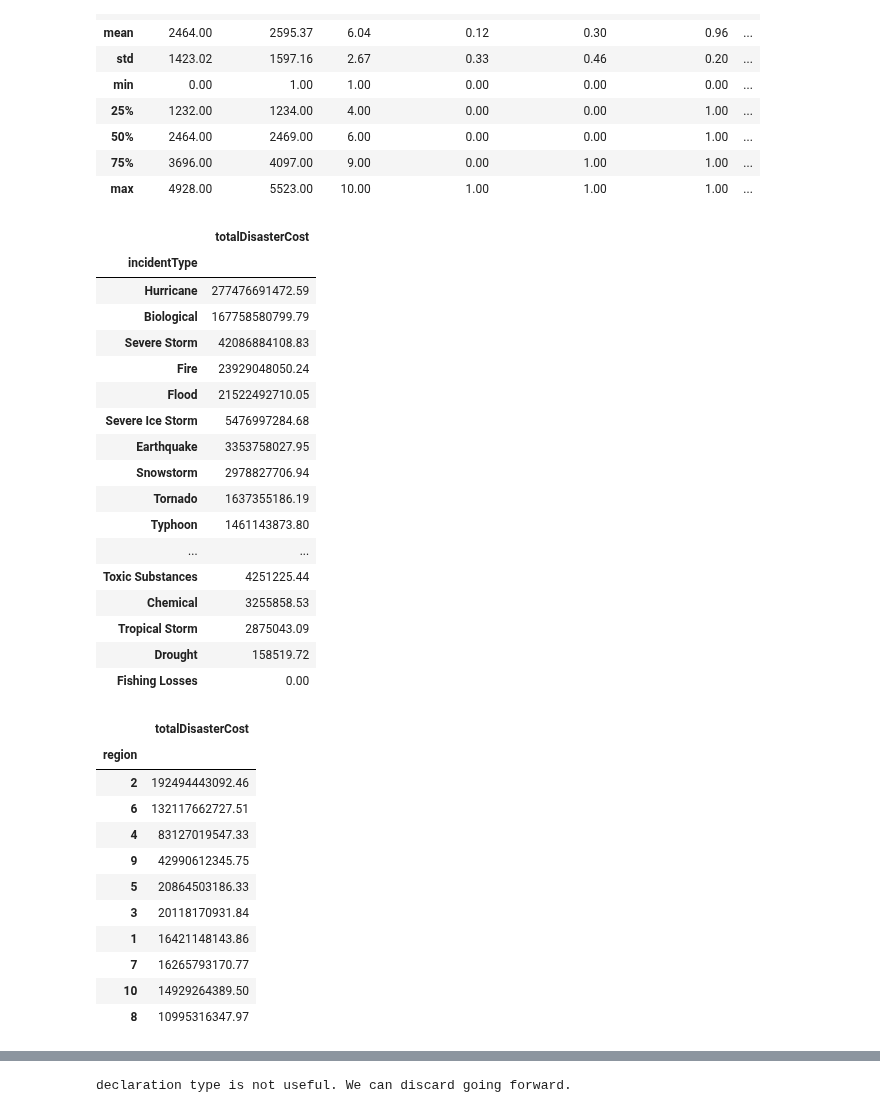
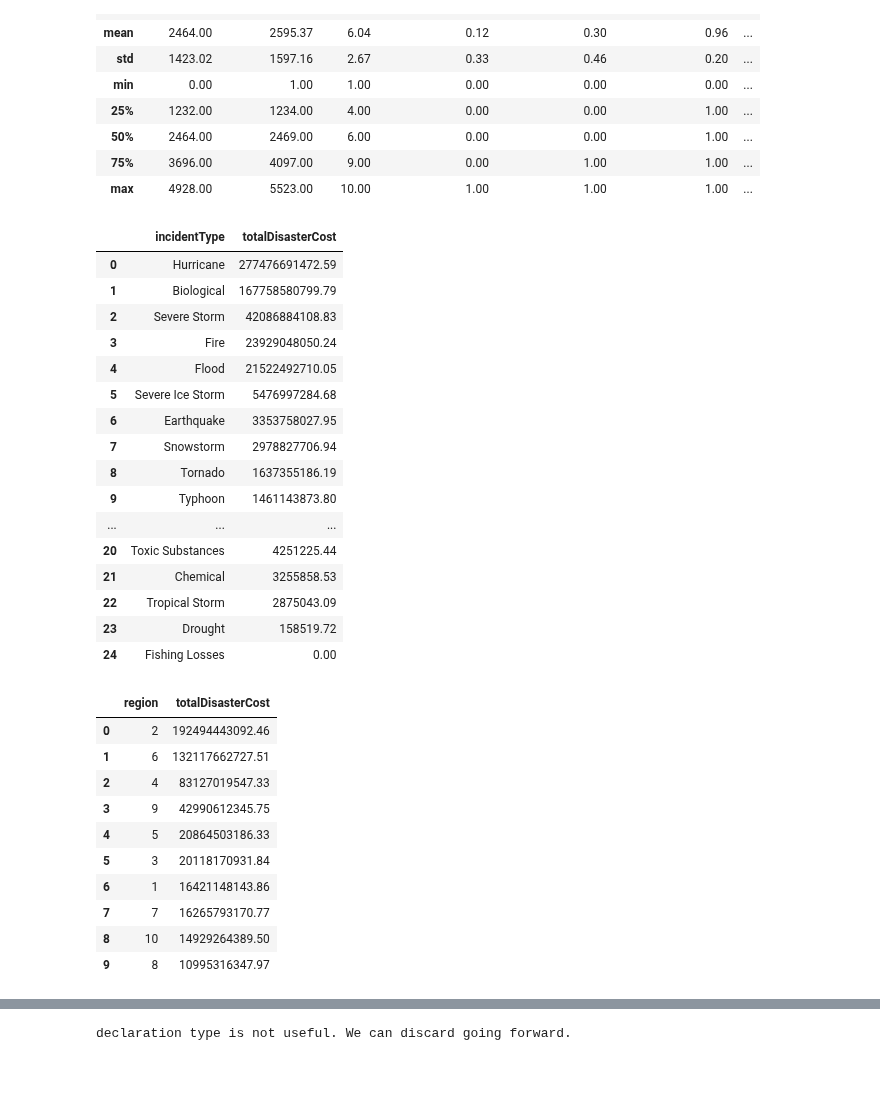
Before and after one commit to mdgarber/FEMADisasterCostForecasting, a Jupyter notebook: femadisastercostforecasting/notebooks/FEMA-EDA.ipynb, the cells around one changed output, grey strips where cells are left out. Saved outputs shown, nothing was run; the diff lists cells and outputs as text; code cells hidden in the pictures; blank space fills up the shorter version.

```diff
--- a/femadisastercostforecasting/notebooks/FEMA-EDA.ipynb
+++ b/femadisastercostforecasting/notebooks/FEMA-EDA.ipynb
@@ -265,41 +264,41 @@ femaDataCleanV2.describe()
 | max | 4928.00 | 5523.00 | 10.00 | 1.00 | 1.00 | 1.00 | ... |
 # %%
 #Totalcost Values for incidentType
-femaDataCleanV2[['incidentType','totalDisasterCost']].groupby(['incidentType']).sum().sort_values('totalDisasterCost', ascending=[False])
+femaIncTypeSumDF = pd.DataFrame(femaDataCleanV2[['incidentType','totalDisasterCost']].groupby(['incidentType']).sum().sort_values('totalDisasterCost', ascending=[False])).reset_index()
+femaIncTypeSumDF
 # %% [output]
-|  | totalDisasterCost |
-| incidentType |  |
-| Hurricane | 277476691472.59 |
-| Biological | 167758580799.79 |
-| Severe Storm | 42086884108.83 |
-| Fire | 23929048050.24 |
-| Flood | 21522492710.05 |
-| Severe Ice Storm | 5476997284.68 |
-| Earthquake | 3353758027.95 |
-| Snowstorm | 2978827706.94 |
-| Tornado | 1637355186.19 |
-| Typhoon | 1461143873.80 |
-| ... | ... |
-| Toxic Substances | 4251225.44 |
-| Chemical | 3255858.53 |
-| Tropical Storm | 2875043.09 |
-| Drought | 158519.72 |
-| Fishing Losses | 0.00 |
+|  | incidentType | totalDisasterCost |
+| 0 | Hurricane | 277476691472.59 |
+| 1 | Biological | 167758580799.79 |
+| 2 | Severe Storm | 42086884108.83 |
+| 3 | Fire | 23929048050.24 |
+| 4 | Flood | 21522492710.05 |
+| 5 | Severe Ice Storm | 5476997284.68 |
+| 6 | Earthquake | 3353758027.95 |
+| 7 | Snowstorm | 2978827706.94 |
+| 8 | Tornado | 1637355186.19 |
+| 9 | Typhoon | 1461143873.80 |
+| ... | ... | ... |
+| 20 | Toxic Substances | 4251225.44 |
+| 21 | Chemical | 3255858.53 |
+| 22 | Tropical Storm | 2875043.09 |
+| 23 | Drought | 158519.72 |
+| 24 | Fishing Losses | 0.00 |
 # %%
 #Totalcost Values for Region
-femaDataCleanV2[['region','totalDisasterCost']].groupby(['region']).sum().sort_values('totalDisasterCost', ascending=[False])
+femaRegionSumDF = pd.DataFrame(femaDataCleanV2[['region','totalDisasterCost']].groupby(['region']).sum().sort_values('totalDisasterCost', ascending=[False])).reset_index()
+femaRegionSumDF
 # %% [output]
-|  | totalDisasterCost |
-| region |  |
-| 2 | 192494443092.46 |
-| 6 | 132117662727.51 |
-| 4 | 83127019547.33 |
-| 9 | 42990612345.75 |
-| 5 | 20864503186.33 |
-| 3 | 20118170931.84 |
-| 1 | 16421148143.86 |
-| 7 | 16265793170.77 |
-| 10 | 14929264389.50 |
-| 8 | 10995316347.97 |
+|  | region | totalDisasterCost |
+| 0 | 2 | 192494443092.46 |
+| 1 | 6 | 132117662727.51 |
+| 2 | 4 | 83127019547.33 |
+| 3 | 9 | 42990612345.75 |
+| 4 | 5 | 20864503186.33 |
+| 5 | 3 | 20118170931.84 |
+| 6 | 1 | 16421148143.86 |
+| 7 | 7 | 16265793170.77 |
+| 8 | 10 | 14929264389.50 |
+| 9 | 8 | 10995316347.97 |
 # %%
 #Totalcost Values for stateCode
```
Also changed, not shown: parts of 8 cells of this notebook, 2 other files.
